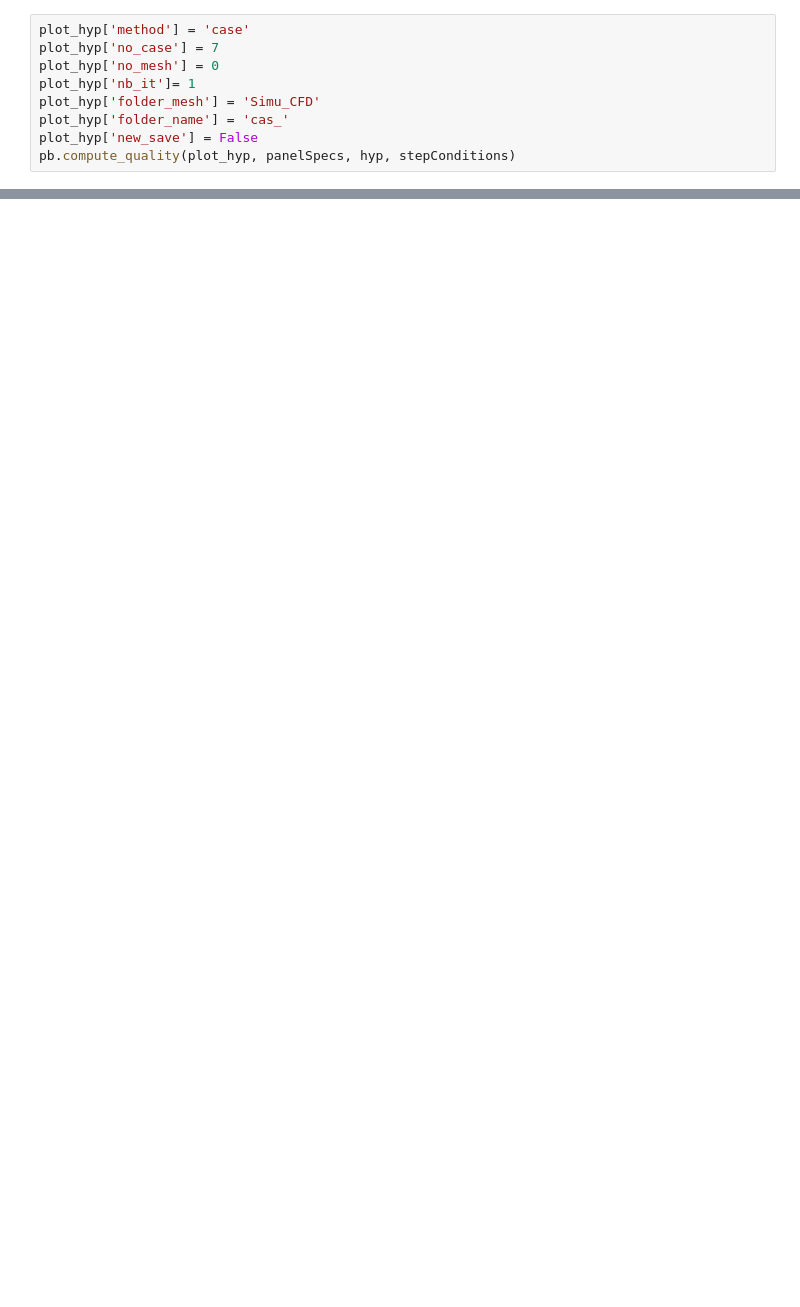
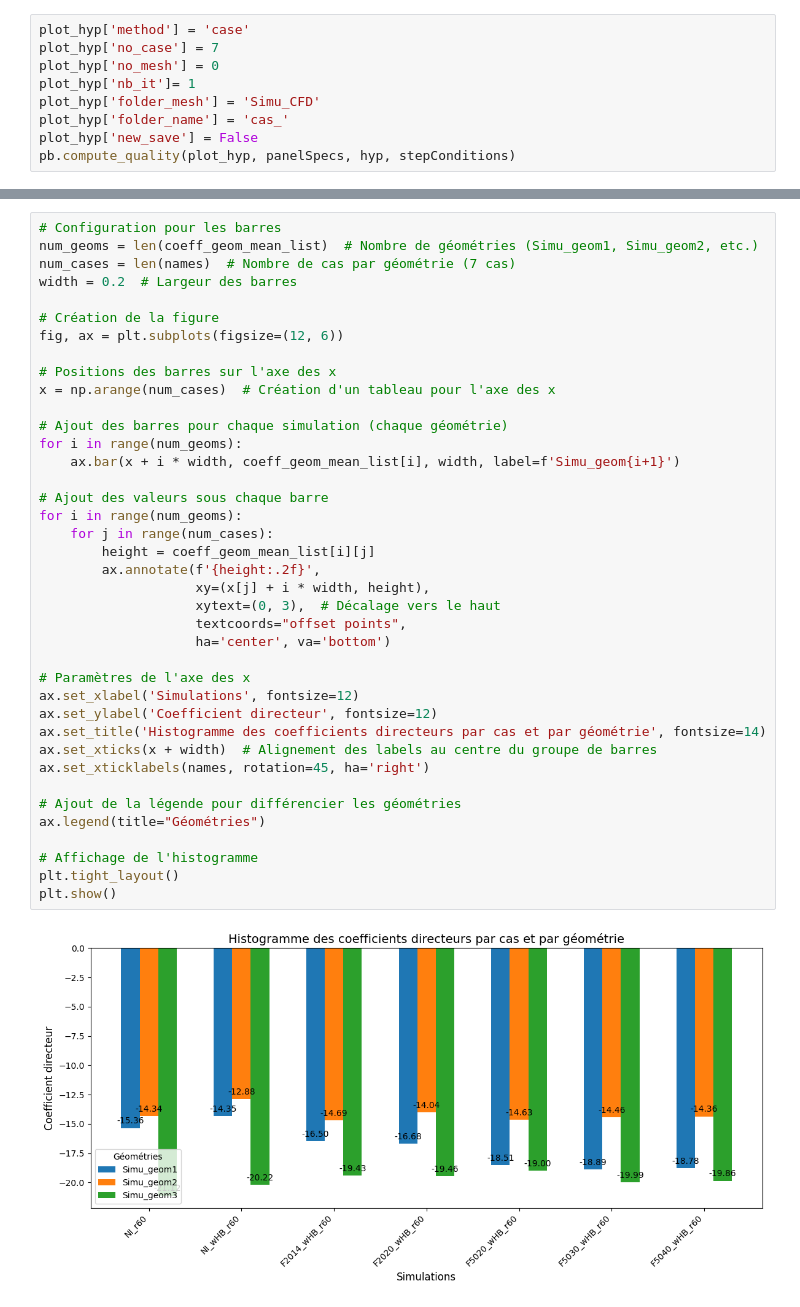
Before and after one commit to valentindelachaux/PVT-thermal-performance-model, a Jupyter notebook: CFD/test_visu.ipynb, the cells around one changed output, grey strips where cells are left out. Cells and saved outputs as stored; diff of their text form; blank space fills up the shorter version.

```diff
--- a/CFD/test_visu.ipynb
+++ b/CFD/test_visu.ipynb
@@ -166,0 +405,41 @@ pb.compute_quality(plot_hyp, panelSpecs, hyp, stepConditions)
+# %%
+# Configuration pour les barres
+num_geoms = len(coeff_geom_mean_list)  # Nombre de géométries (Simu_geom1, Simu_geom2, etc.)
+num_cases = len(names)  # Nombre de cas par géométrie (7 cas)
+width = 0.2  # Largeur des barres
+
+# Création de la figure
+fig, ax = plt.subplots(figsize=(12, 6))
+
+# Positions des barres sur l'axe des x
+x = np.arange(num_cases)  # Création d'un tableau pour l'axe des x
+
+# Ajout des barres pour chaque simulation (chaque géométrie)
+for i in range(num_geoms):
+    ax.bar(x + i * width, coeff_geom_mean_list[i], width, label=f'Simu_geom{i+1}')
+
+# Ajout des valeurs sous chaque barre
+for i in range(num_geoms):
+    for j in range(num_cases):
+        height = coeff_geom_mean_list[i][j]
+        ax.annotate(f'{height:.2f}',
+                    xy=(x[j] + i * width, height),
+                    xytext=(0, 3),  # Décalage vers le haut
+                    textcoords="offset points",
+                    ha='center', va='bottom')
+
+# Paramètres de l'axe des x
+ax.set_xlabel('Simulations', fontsize=12)
+ax.set_ylabel('Coefficient directeur', fontsize=12)
+ax.set_title('Histogramme des coefficients directeurs par cas et par géométrie', fontsize=14)
+ax.set_xticks(x + width)  # Alignement des labels au centre du groupe de barres
+ax.set_xticklabels(names, rotation=45, ha='right')
+
+# Ajout de la légende pour différencier les géométries
+ax.legend(title="Géométries")
+
+# Affichage de l'histogramme
+plt.tight_layout()
+plt.show()
+# %% [output]
+[figure, added]
```
Also changed, not shown: parts of 6 cells of this notebook, 2 other files.
